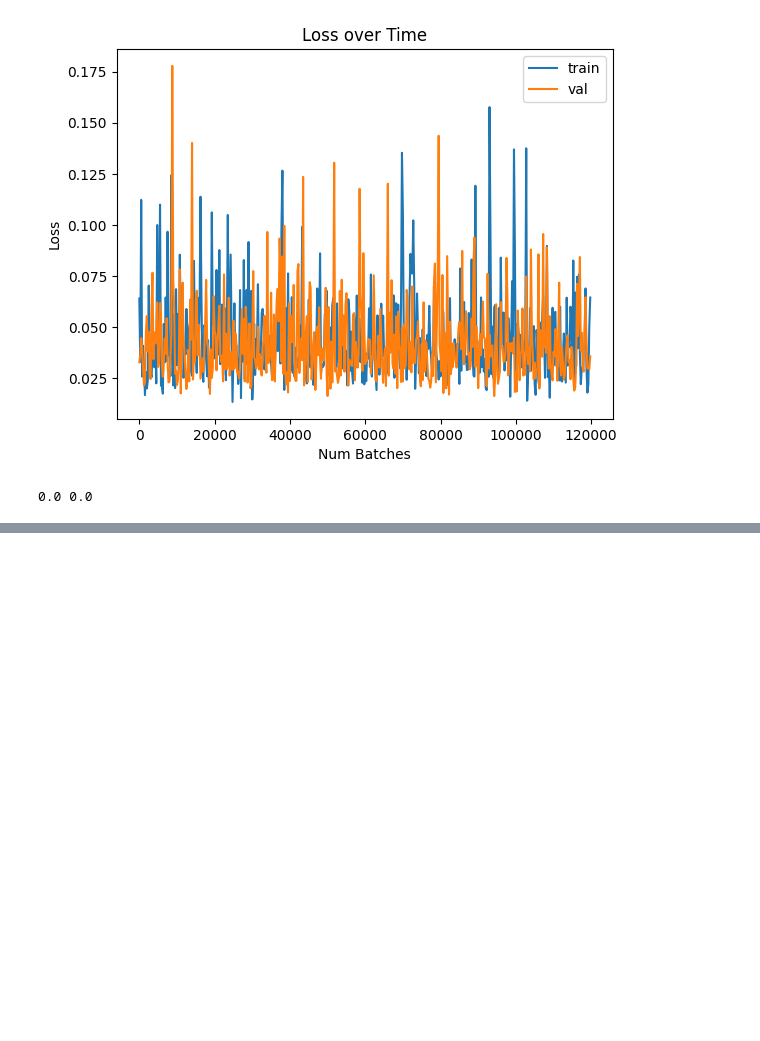
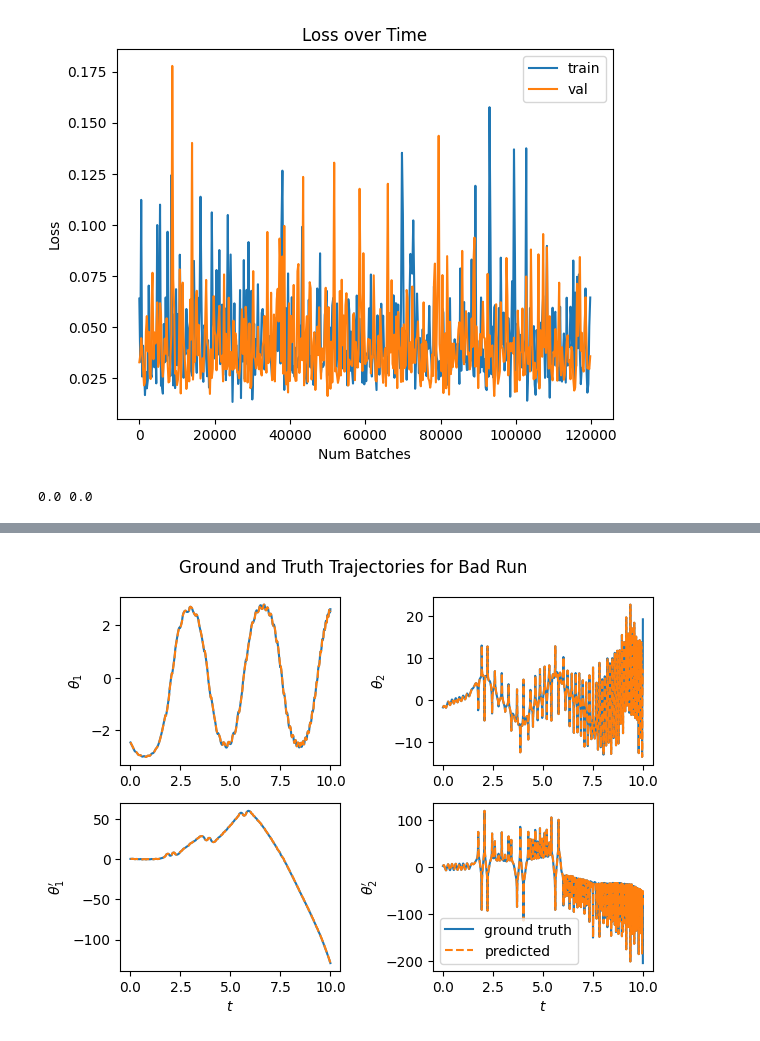
Before and after one commit to elichild01/double-pendulum, a Jupyter notebook: notebooks/long_time_node_analysis.ipynb, the cells around one changed output, grey strips where cells are left out. Cells and saved outputs as stored; diff of their text form; code cells hidden in the pictures; blank space fills up the shorter version.

```diff
--- a/notebooks/long_time_node_analysis.ipynb
+++ b/notebooks/long_time_node_analysis.ipynb
@@ -94,0 +158,42 @@ plt.show()
+# %%
+from tqdm import tqdm
+
+loop = tqdm(total=10000)
+while True:
+    for X_batch, y_batch in dl:
+        X_batch, y_batch = X_batch.to(torch.float), y_batch.to(torch.float)
+
+        # get prediction
+        y_pred_first = odeint(model_first, X_batch[:, :, 4:], data.delta_t * torch.arange(len(X_batch) + 1))[1:, :, :, :-1]
+        y_batch = y_batch[:, :, 4:-1]  # remove mass/length/time information from outputs
+
+        y_pred_first = y_pred_first.cpu().detach().numpy().squeeze()
+        y_batch = y_batch.cpu().detach().numpy().squeeze()
+    ge = global_error(1000, y_pred_first, y_batch, lambda_=1)
+    loop.update()
+    loop.set_description(f"Error: {ge:.2f}")
+    if ge > 50:
+        break
+
+loop.close()
+
+args = [{"title": r"$\theta_1$", "ylabel": r"$\theta_1$"},
+        {"title": r"$\theta_2$", "ylabel": r"$\theta_2$"},
+        {"title": r"$\theta_1'$", "ylabel": r"$\theta_1'$", "xlabel": r"$t$"},
+        {"title": r"$\theta_2'$", "ylabel": r"$\theta_2'$", "xlabel": r"$t$", "legend": True},]
+for i in range(4):
+    plt.subplot(221 + i)
+    plt.plot(np.arange(0, 10.0025, data.delta_t), y_batch[:, i], label="ground truth")
+    plt.plot(np.arange(0, 10.0025, data.delta_t), y_pred_first[:, i], linestyle="--", label="predicted")
+    plt.ylabel(args[i]["ylabel"])
+    if "xlabel" in args[i].keys():
+        plt.xlabel(args[i]["xlabel"])
+    if "legend" in args[i].keys():
+        plt.legend()
+
+plt.suptitle("Ground and Truth Trajectories for Bad Run")
+plt.tight_layout()
+
+plt.show()
+# %% [output]
+[figure, added]
```
Also changed, not shown: parts of 7 cells of this notebook, 3 other files.
